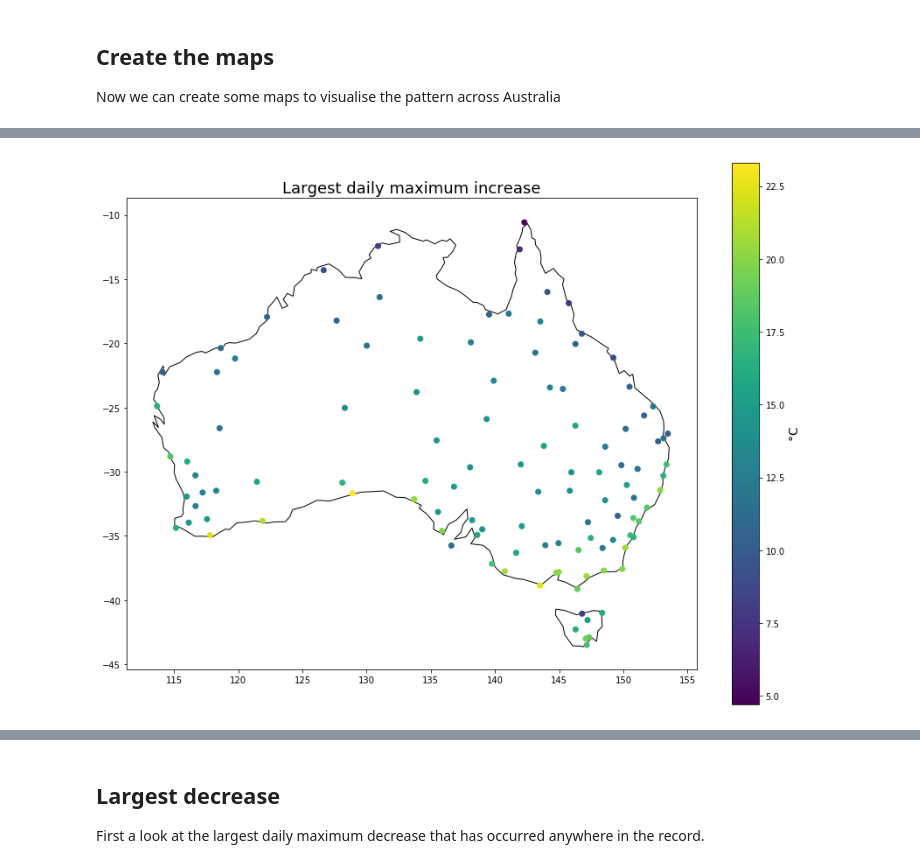
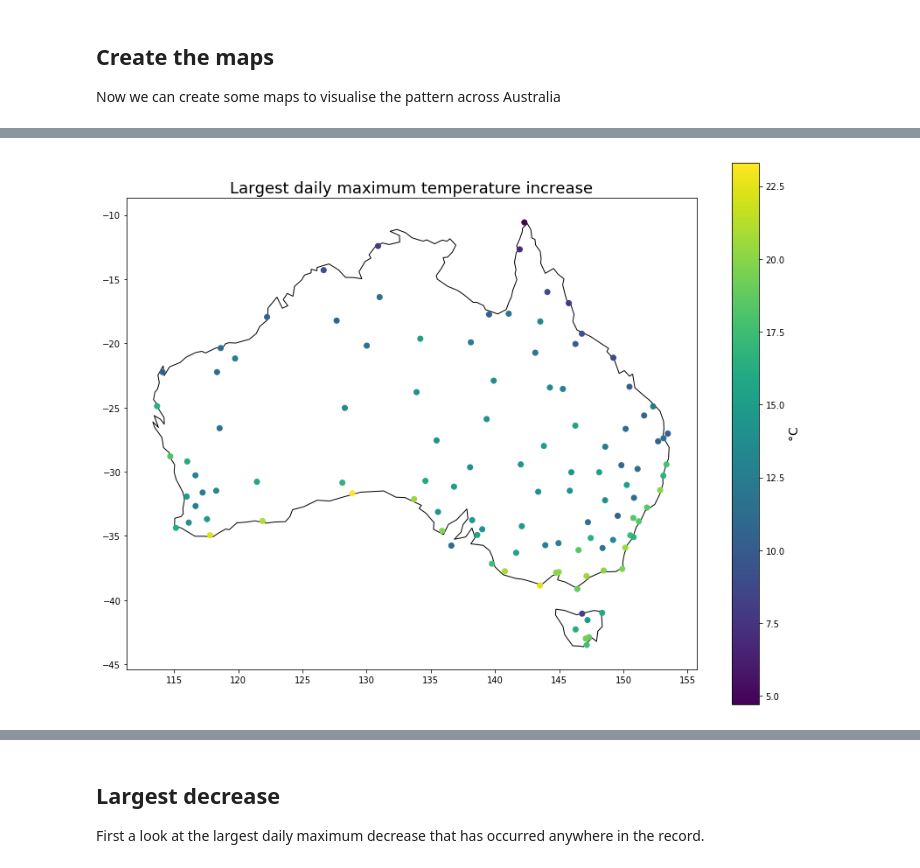
Before and after one commit to amacd31/data_analysis_notebooks, a Jupyter notebook: Maximum temperature daily variance investigation.ipynb, the cells around one changed output, grey strips where cells are left out. Saved outputs shown, nothing was run; the diff lists cells and outputs as text; code cells hidden in the pictures.

Commit message:
Add the word temperature to the title
Also swapped the order the maps appeared (decrease first, then the
increase map).

```diff
--- a/Maximum temperature daily variance investigation.ipynb
+++ b/Maximum temperature daily variance investigation.ipynb
@@ -128,14 +142,14 @@ Now we can create some maps to visualise the pattern across Australia
 # %%
 fig, ax = plt.subplots(figsize=(12, 9))
 
 ax.set_aspect('equal')
 
 aus.plot(ax=ax, color='white', edgecolor='black')
 gdf.plot(ax=ax, column='largest_daily_max_increase', legend=True)
 
 fig.get_axes()[1].set_ylabel('$\degree$C', fontdict={'fontsize':14})
-title = ax.set_title('Largest daily maximum increase', fontdict={'fontsize':18})
+title = ax.set_title('Largest daily maximum temperature increase', fontdict={'fontsize':18})
 plt.tight_layout()
 plt.savefig('largest_daily_max_increase.png', facecolor='white')
 # %% [output]
-[figure, old version]
+[figure, new version]
```
Also changed, not shown: parts of 3 cells of this notebook.
